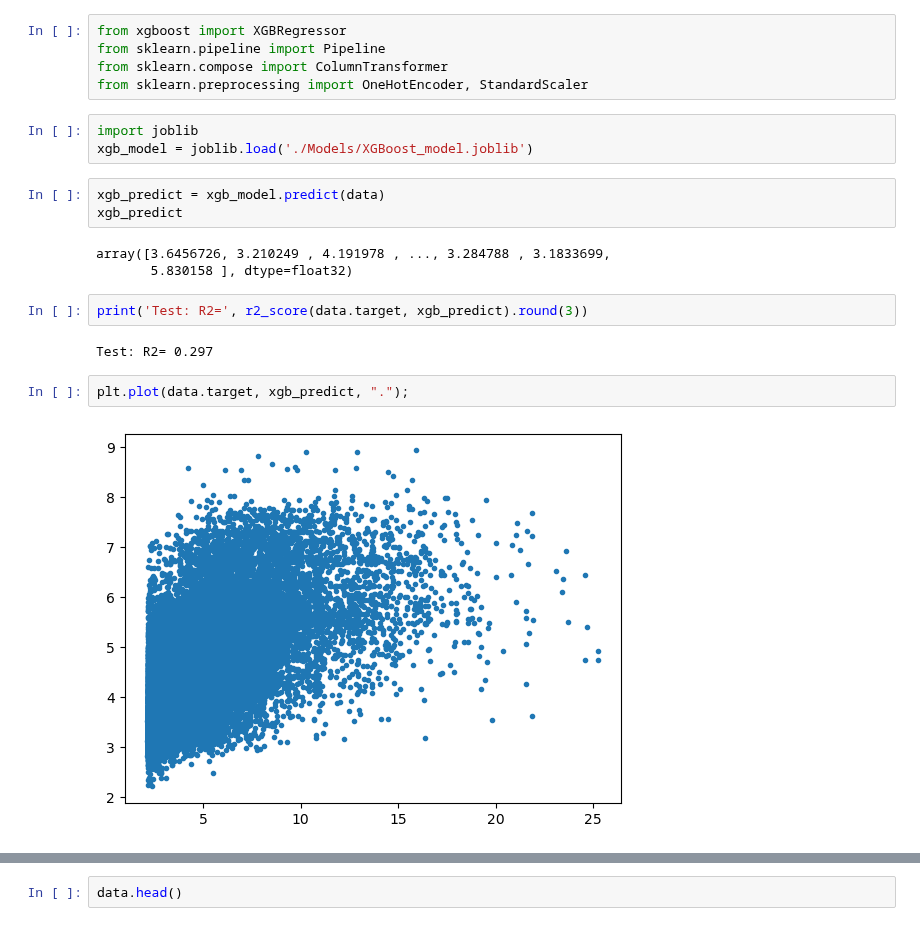
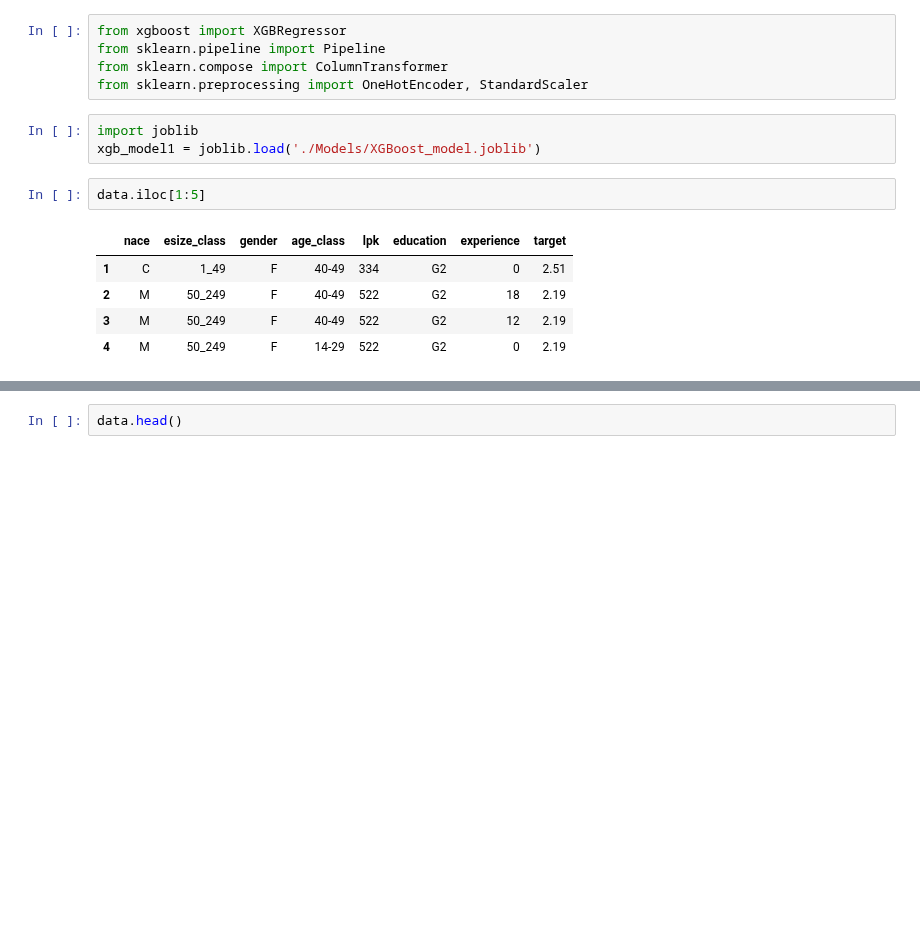
Before and after one commit to EdvinasStonevicius/LT-national-salary-analysis, a Jupyter notebook: python/03-ML_0_test_saved_TF.ipynb, the cells around one changed output, grey strips where cells are left out. Saved outputs shown, nothing was run; the diff lists cells and outputs as text; blank space fills up the shorter version.

```diff
--- a/python/03-ML_0_test_saved_TF.ipynb
+++ b/python/03-ML_0_test_saved_TF.ipynb
@@ -51,18 +51,12 @@ from sklearn.compose import ColumnTransformer
 from sklearn.preprocessing import OneHotEncoder, StandardScaler
 # %%
 import joblib
-xgb_model = joblib.load('./Models/XGBoost_model.joblib')
+xgb_model1 = joblib.load('./Models/XGBoost_model.joblib')
-# %%
-xgb_predict = xgb_model.predict(data)
-xgb_predict
-# %% [output]
-array([3.6456726, 3.210249 , 4.191978 , ..., 3.284788 , 3.1833699,
-       5.830158 ], dtype=float32)
-# %%
-print('Test: R2=', r2_score(data.target, xgb_predict).round(3))
-# %% [output]
-Test: R2= 0.297
-# %%
-plt.plot(data.target, xgb_predict, ".");
-# %% [output]
-[figure, removed]
+# %%
+data.iloc[1:5]
+# %% [output]
+|  | nace | esize_class | gender | age_class | lpk | education | experience | target |
+| 1 | C | 1_49 | F | 40-49 | 334 | G2 | 0 | 2.51 |
+| 2 | M | 50_249 | F | 40-49 | 522 | G2 | 18 | 2.19 |
+| 3 | M | 50_249 | F | 40-49 | 522 | G2 | 12 | 2.19 |
+| 4 | M | 50_249 | F | 14-29 | 522 | G2 | 0 | 2.19 |
```
Also changed, not shown: parts of 2 cells of this notebook, 2 other files.
